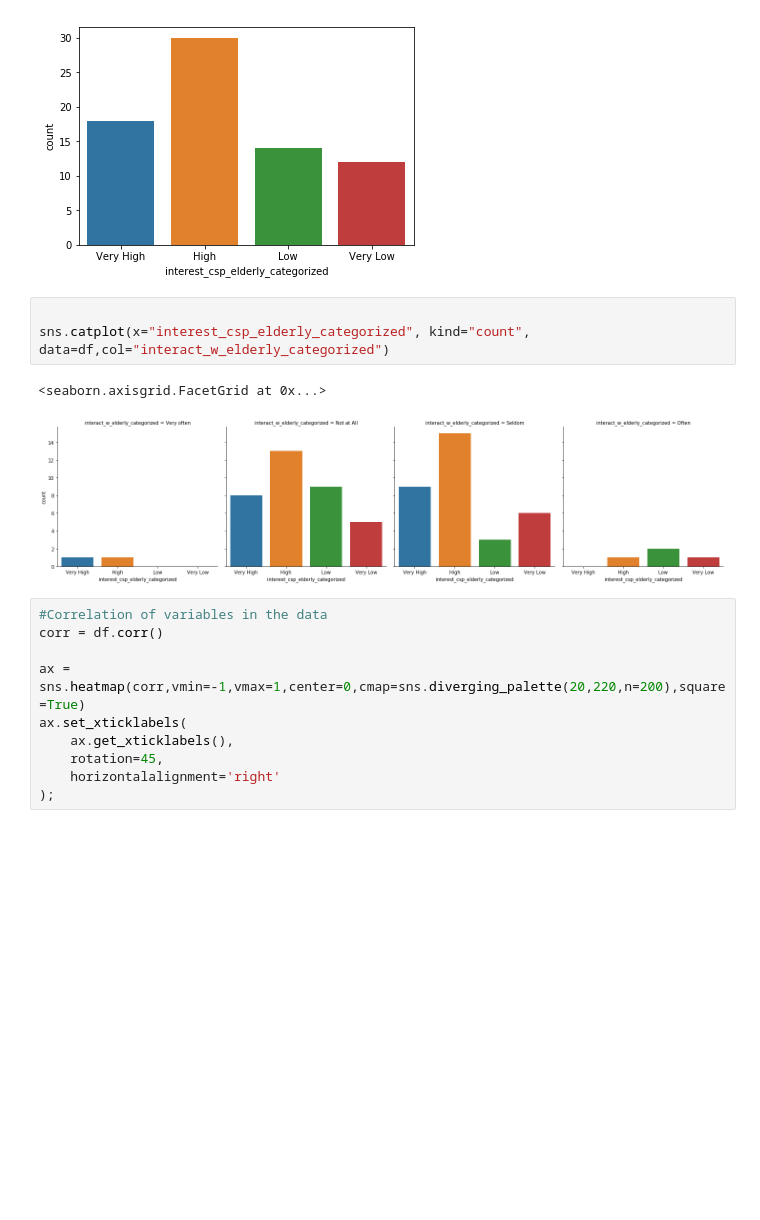
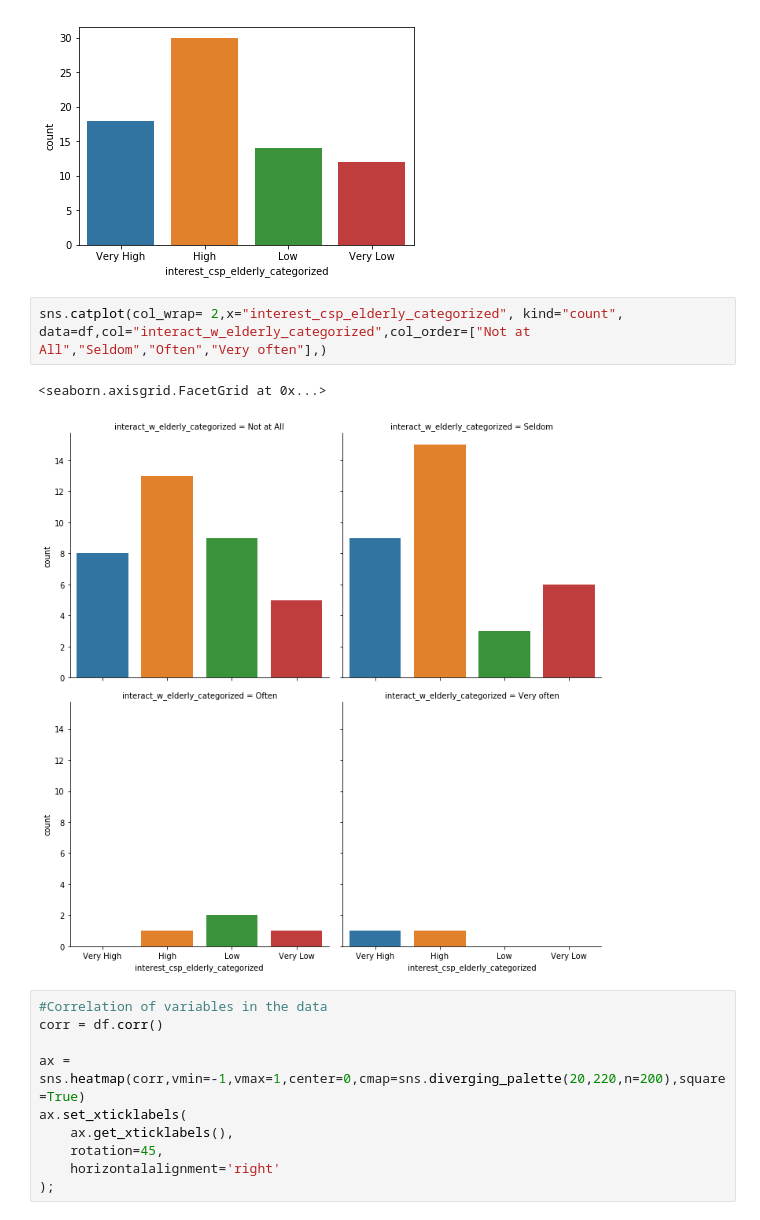
Before and after one commit to erikaaldisa/SMT202_IntergenerationalHub_Analysis, a Jupyter notebook: EDA/YouthOpinion_EDA.ipynb, the cells around one changed output. Drawn from its saved outputs; the diff is of its cells as text; blank space fills up the shorter version.

```diff
--- a/EDA/YouthOpinion_EDA.ipynb
+++ b/EDA/YouthOpinion_EDA.ipynb
@@ -300,11 +313,10 @@ sns.countplot(df["interest_csp_elderly_categorized"])
 <matplotlib.axes._subplots.AxesSubplot at 0x...>
 [figure]
 # %%
-
-sns.catplot(x="interest_csp_elderly_categorized", kind="count", data=df,col="interact_w_elderly_categorized")
+sns.catplot(col_wrap= 2,x="interest_csp_elderly_categorized", kind="count", data=df,col="interact_w_elderly_categorized",col_order=["Not at All","Seldom","Often","Very often"],)
 # %% [output]
 <seaborn.axisgrid.FacetGrid at 0x...>
-[figure, old version]
+[figure, new version]
 # %%
 #Correlation of variables in the data
 corr = df.corr()
```
Also changed, not shown: parts of 5 cells of this notebook, 10 other files.
